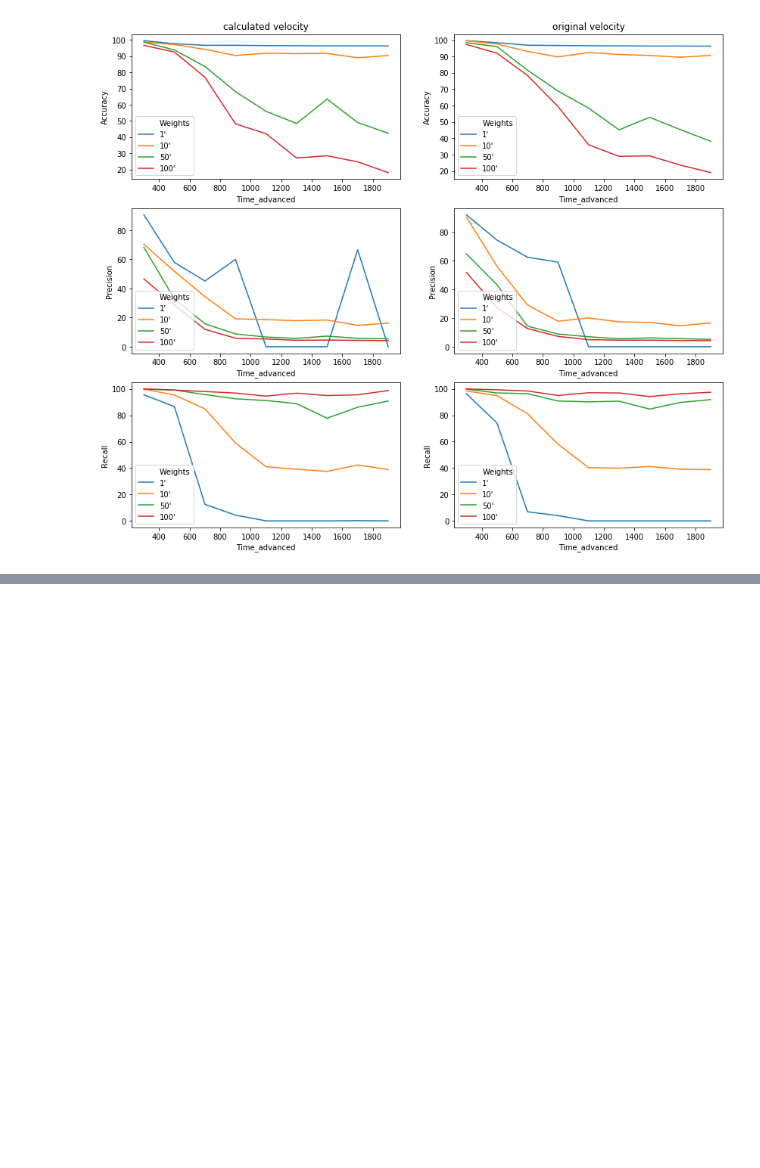
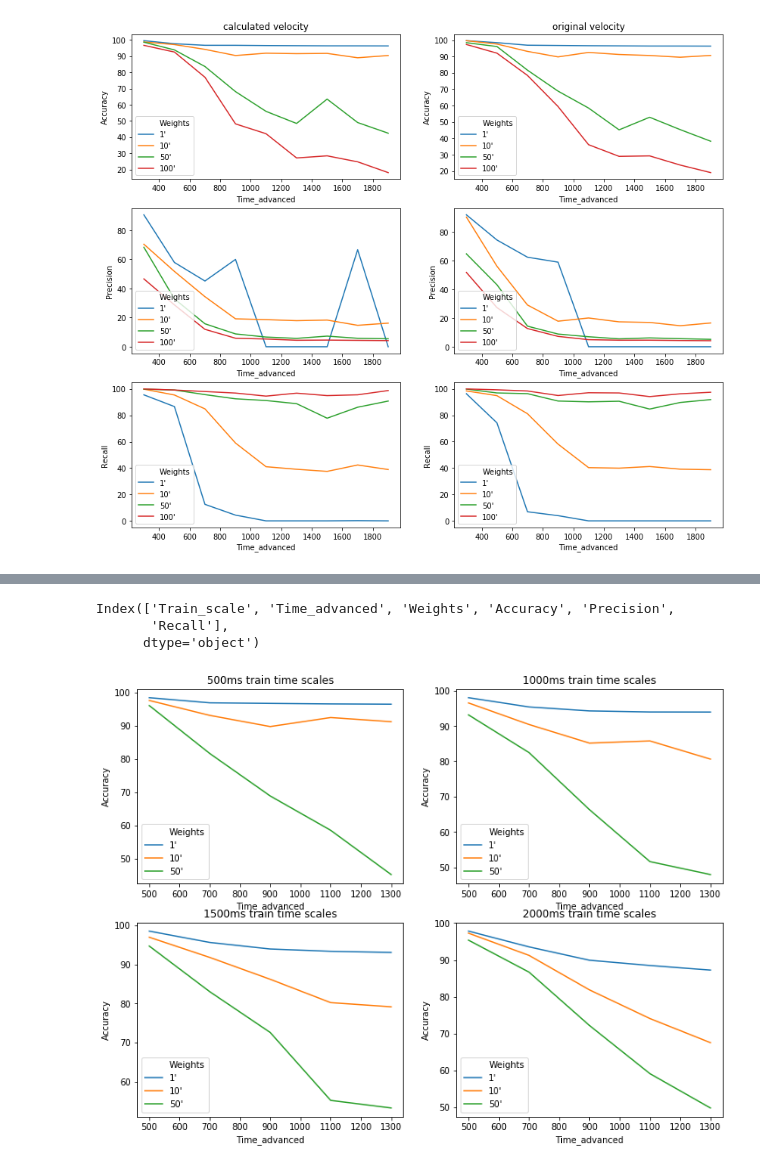
Before and after one commit to yonglin-wang/spacecraft-crash-predictor, a Jupyter notebook: Codes/space_health.ipynb, the cells around one changed output, grey strips where cells are left out. Drawn from its saved outputs; the diff is of its cells as text; code cells hidden in the pictures; blank space fills up the shorter version.

```diff
--- a/Codes/space_health.ipynb
+++ b/Codes/space_health.ipynb
@@ -927,0 +953,3 @@ plt.show()
+# %%
+results_timescales = pd.read_csv('results_timescales.csv')
+results_timescales.head()
@@ -927,0 +979,44 @@ plt.show()
+# %%
+results_timescales.columns
+# %% [output]
+Index(['Train_scale', 'Time_advanced', 'Weights', 'Accuracy', 'Precision',
+       'Recall'],
+      dtype='object')
+# %%
+import seaborn as sns
+results_500 = results_timescales[results_timescales['Train_scale']=='500ms']
+results_1000 = results_timescales[results_timescales['Train_scale']=='1000ms']
+results_1500 = results_timescales[results_timescales['Train_scale']=='1500ms']
+results_2000 = results_timescales[results_timescales['Train_scale']=='2000ms']
+# %%
+fig,axes=plt.subplots(nrows=2,ncols=2,figsize=(12,9), squeeze = False)
+ax1,ax2,ax3,ax4 = axes.ravel()
+
+
+sns.lineplot(data=results_500, x="Time_advanced", y="Accuracy", hue="Weights", ax=ax1)
+ax1.set_title('500ms train time scales')
+
+sns.lineplot(data=results_1000, x="Time_advanced", y="Accuracy", hue="Weights", ax=ax2)
+ax2.set_title('1000ms train time scales')
+
+sns.lineplot(data=results_1500, x="Time_advanced", y="Accuracy", hue="Weights", ax=ax3)
+ax3.set_title('1500ms train time scales')
+
+sns.lineplot(data=results_2000, x="Time_advanced", y="Accuracy", hue="Weights", ax=ax4)
+ax4.set_title('2000ms train time scales')
+
+plt.show()
+
+
+
+# ax3.legend(loc='lower left')
+# sns.lineplot(data=calculated_results, x="Time_advanced", y="Recall", hue="Weights", ax=ax5)
+
+# sns.lineplot(data=original_results, x="Time_advanced", y="Accuracy", hue="Weights",  ax=ax2)
+# ax2.set_title('original velocity')
+
+# sns.lineplot(data=original_results, x="Time_advanced", y="Precision", hue="Weights", ax=ax4)
+# ax4.legend(loc='lower left')
+# sns.lineplot(data=original_results, x="Time_advanced", y="Recall", hue="Weights", ax=ax6)
+# %% [output]
+[figure, added]
```
Also changed, not shown: parts of 14 cells of this notebook.
